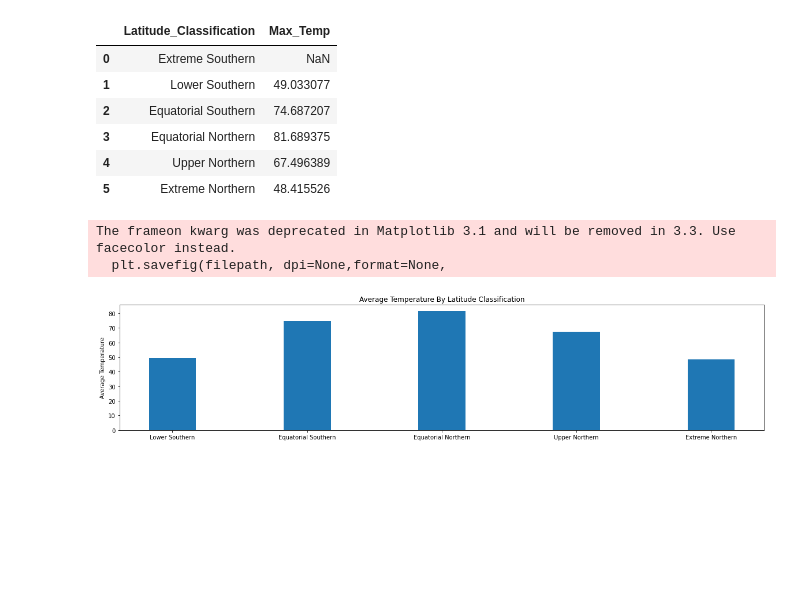
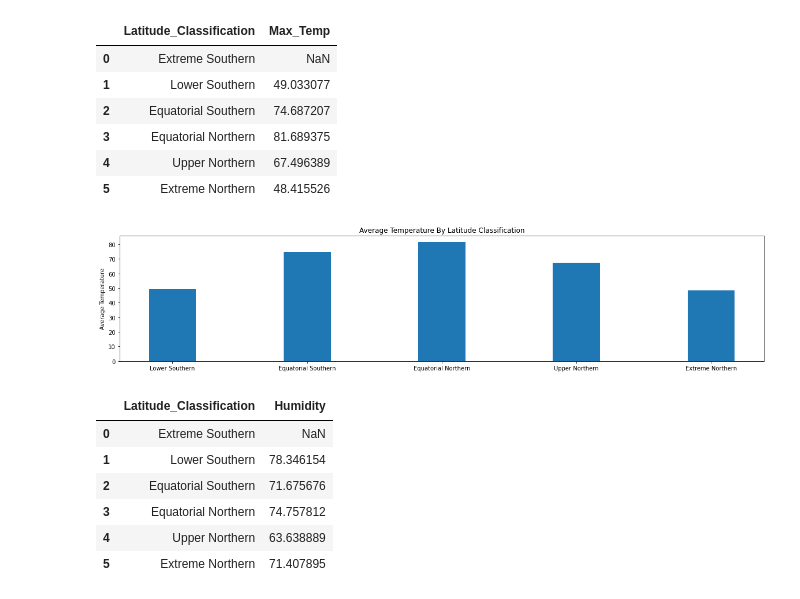
Before and after one commit to eddie0rNot/Web-Design-Challenge, a Jupyter notebook: Resources/visualizations.ipynb, the cells around one changed output. Saved outputs shown, nothing was run; the diff lists cells and outputs as text; code cells hidden in the pictures; blank space fills up the shorter version.

```diff
--- a/Resources/visualizations.ipynb
+++ b/Resources/visualizations.ipynb
@@ -136,11 +132,21 @@ plt.bar(latgroup,mtemp,width)
 plt.ylabel("Average Temperature")
 plt.title("Average Temperature By Latitude Classification")
 filepath = '..\Assets\lat_temp_viz3'
-plt.savefig(filepath, dpi=None,format=None,
-        transparent=False, bbox_inches=None, pad_inches=0.1,
-        frameon=None, metadata=None)
+#plt.savefig(filepath, dpi=None,format=None,
+#        transparent=False, bbox_inches=None, pad_inches=0.1,
+#        frameon=None, metadata=None)
 plt.show()
 # %% [output]
-The frameon kwarg was deprecated in Matplotlib 3.1 and will be removed in 3.3. Use facecolor instead.
-  plt.savefig(filepath, dpi=None,format=None,
 [figure]
+# %%
+lat_mean_hum = file_one_df.groupby(['Latitude_Classification'])[['Humidity']].mean()
+lat_mean_hum = lat_mean_hum.reset_index()
+lat_mean_hum
+# %% [output]
+|  | Latitude_Classification | Humidity |
+| 0 | Extreme Southern | NaN |
+| 1 | Lower Southern | 78.346154 |
+| 2 | Equatorial Southern | 71.675676 |
+| 3 | Equatorial Northern | 74.757812 |
+| 4 | Upper Northern | 63.638889 |
+| 5 | Extreme Northern | 71.407895 |
```
Also changed, not shown: parts of 3 cells of this notebook, 1 other file.
